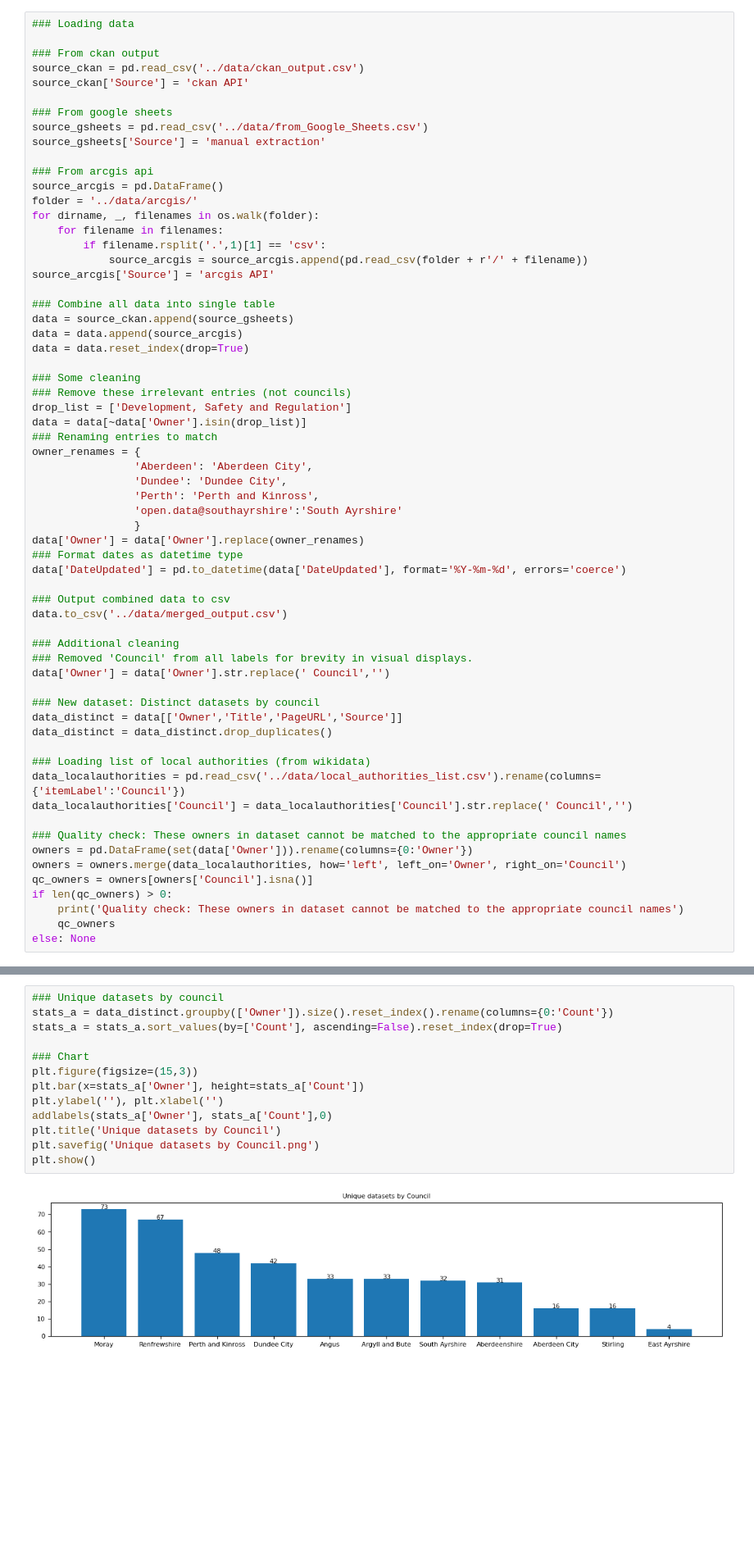
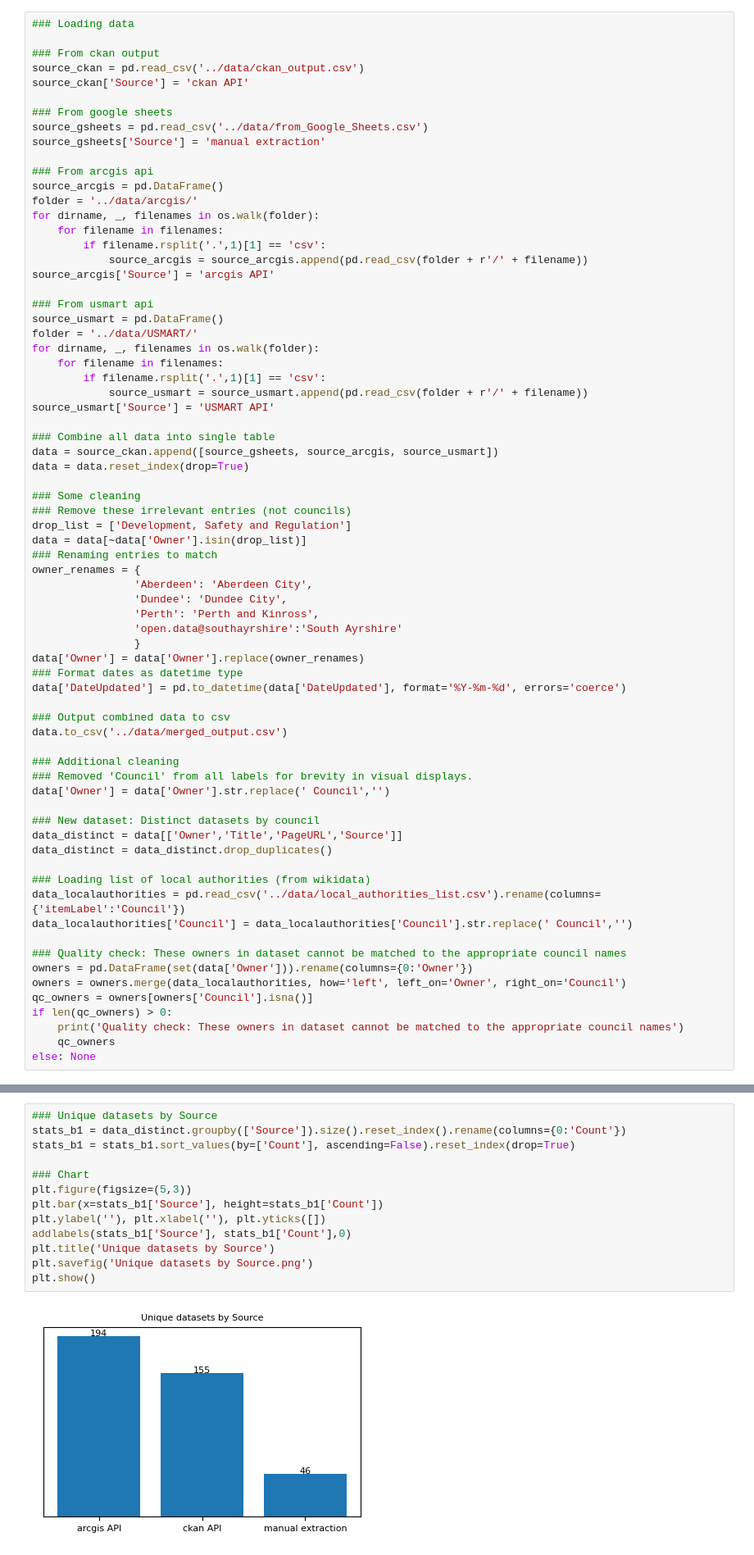
Before and after one commit to OpenDataScotland/the_od_bods, a Jupyter notebook: analytics/analytics.ipynb, the cells around one changed output, grey strips where cells are left out. Shown: that part at 82% size. Cells and saved outputs as stored; diff of their text form; blank space fills up the shorter version.

Commit message:
added usmart source

```diff
--- a/analytics/analytics.ipynb
+++ b/analytics/analytics.ipynb
@@ -26,9 +27,17 @@ for dirname, _, filenames in os.walk(folder):
             source_arcgis = source_arcgis.append(pd.read_csv(folder + r'/' + filename))
 source_arcgis['Source'] = 'arcgis API'
 
+### From usmart api
+source_usmart = pd.DataFrame()
+folder = '../data/USMART/'
+for dirname, _, filenames in os.walk(folder):
+    for filename in filenames:
+        if filename.rsplit('.',1)[1] == 'csv':
+            source_usmart = source_usmart.append(pd.read_csv(folder + r'/' + filename))
+source_usmart['Source'] = 'USMART API'
+
 ### Combine all data into single table
-data = source_ckan.append(source_gsheets)
-data = data.append(source_arcgis)
+data = source_ckan.append([source_gsheets, source_arcgis, source_usmart])
 data = data.reset_index(drop=True)
 
 ### Some cleaning
@@ -98,15 +140,15 @@ distinct datasets:  395
 # %%
-### Unique datasets by council
-stats_a = data_distinct.groupby(['Owner']).size().reset_index().rename(columns={0:'Count'})
-stats_a = stats_a.sort_values(by=['Count'], ascending=False).reset_index(drop=True)
+### Unique datasets by Source
+stats_b1 = data_distinct.groupby(['Source']).size().reset_index().rename(columns={0:'Count'})
+stats_b1 = stats_b1.sort_values(by=['Count'], ascending=False).reset_index(drop=True)
 
 ### Chart
-plt.figure(figsize=(15,3))
-plt.bar(x=stats_a['Owner'], height=stats_a['Count'])
-plt.ylabel(''), plt.xlabel('')
-addlabels(stats_a['Owner'], stats_a['Count'],0)
-plt.title('Unique datasets by Council')
-plt.savefig('Unique datasets by Council.png')
+plt.figure(figsize=(5,3))
+plt.bar(x=stats_b1['Source'], height=stats_b1['Count'])
+plt.ylabel(''), plt.xlabel(''), plt.yticks([])
+addlabels(stats_b1['Source'], stats_b1['Count'],0)
+plt.title('Unique datasets by Source')
+plt.savefig('Unique datasets by Source.png')
 plt.show()
 # %% [output]
-[figure, old version]
+[figure, new version]
```
Also changed, not shown: parts of 18 cells of this notebook.
